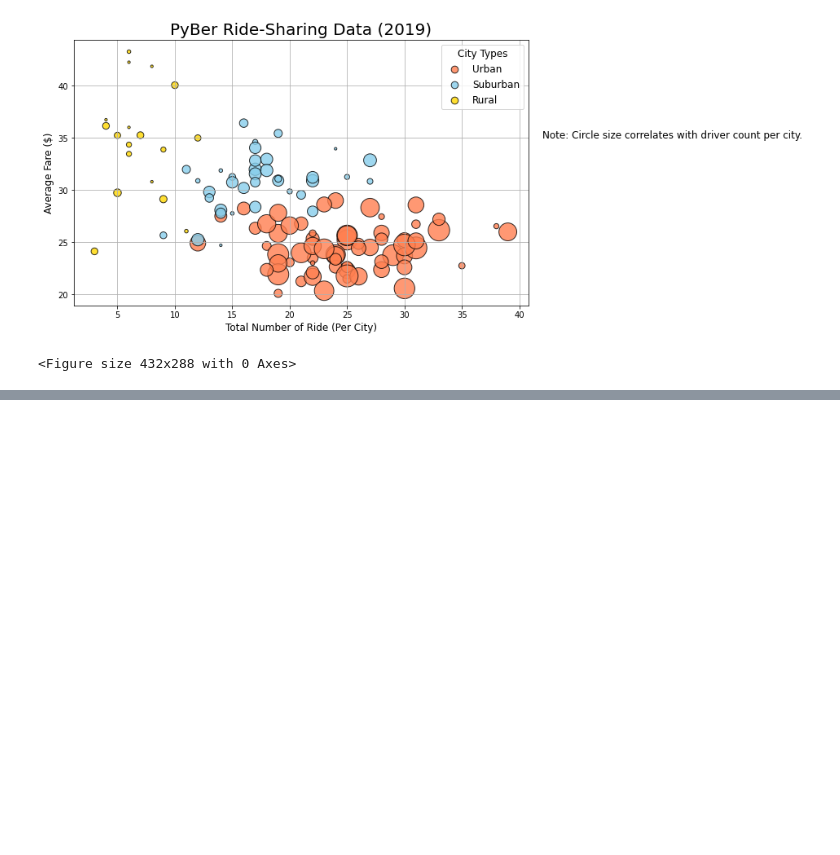
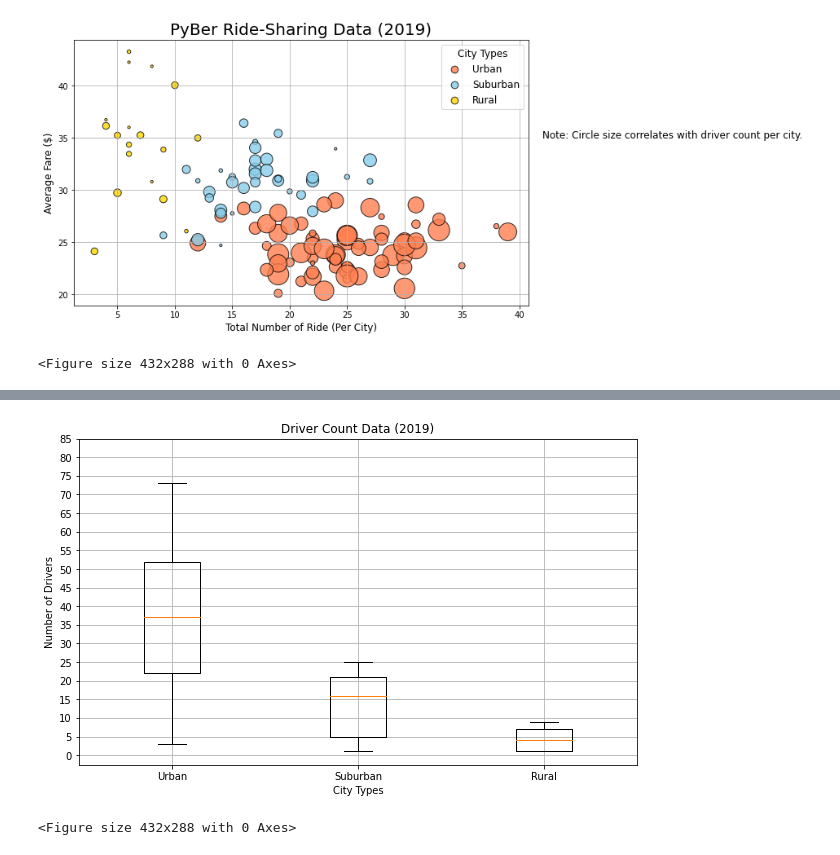
Before and after one commit to giseledoan/PyBer_Analysis, a Jupyter notebook: PyBer.ipynb, the cells around one changed output, grey strips where cells are left out. Drawn from its saved outputs; the diff is of its cells as text; code cells hidden in the pictures; blank space fills up the shorter version.

```diff
--- a/PyBer.ipynb
+++ b/PyBer.ipynb
@@ -335,0 +555,4 @@ plt.savefig("analysis/Fig1.png")
+# %%
+# Get the driver count coloumn from urban cities
+urban_drivers = urban_cities_df["driver_count"]
+urban_drivers.head()
@@ -335,0 +686,18 @@ plt.savefig("analysis/Fig1.png")
+# %%
+# Create a box-and-whisker plot for all driver_count data
+x_labels = ["Urban", "Suburban", "Rural"]
+driver_count_data =[urban_drivers, suburban_drivers, rural_drivers]
+fig, ax = plt.subplots(figsize= (10, 6))
+ax.boxplot(driver_count_data, labels= x_labels)
+
+ax.set_title("Driver Count Data (2019)")
+ax.set_xlabel("City Types")
+ax.set_ylabel("Number of Drivers")
+ax.set_yticks(np.arange(0, 90,step= 5))
+ax.grid()
+
+plt.show()
+plt.savefig("analysis/Fig4.png")
+# %% [output]
+[figure, added]
+<Figure size 432x288 with 0 Axes>
```
Also changed, not shown: parts of 29 cells of this notebook, 3 other files.
